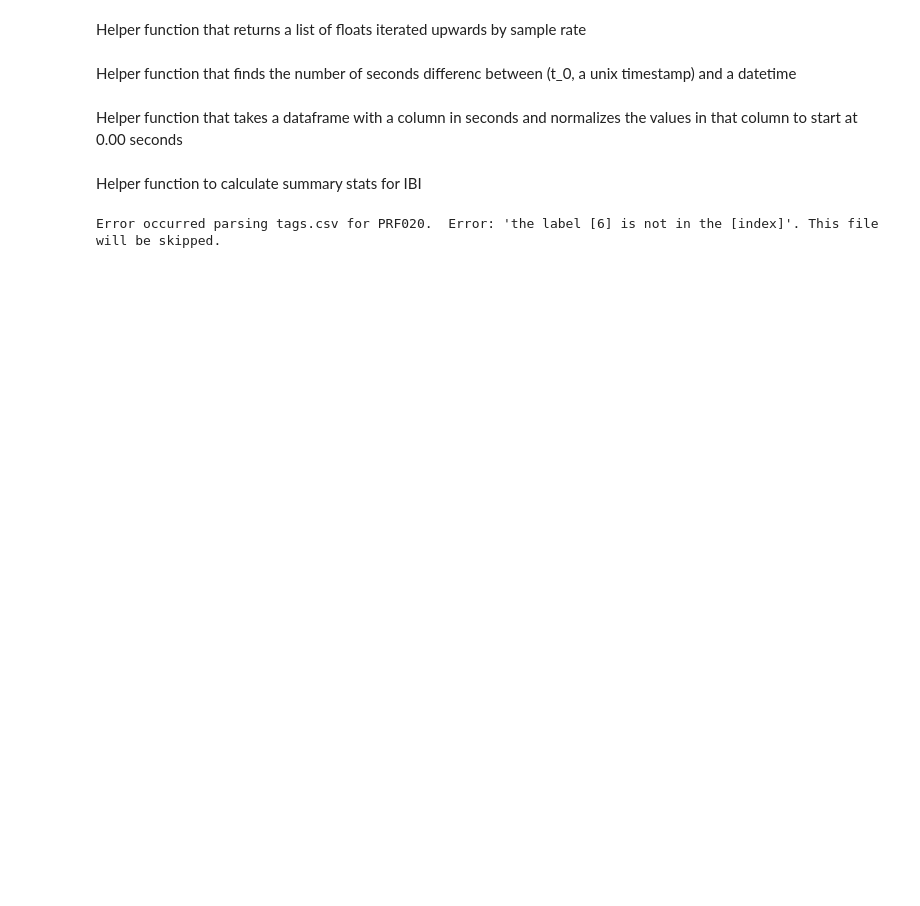
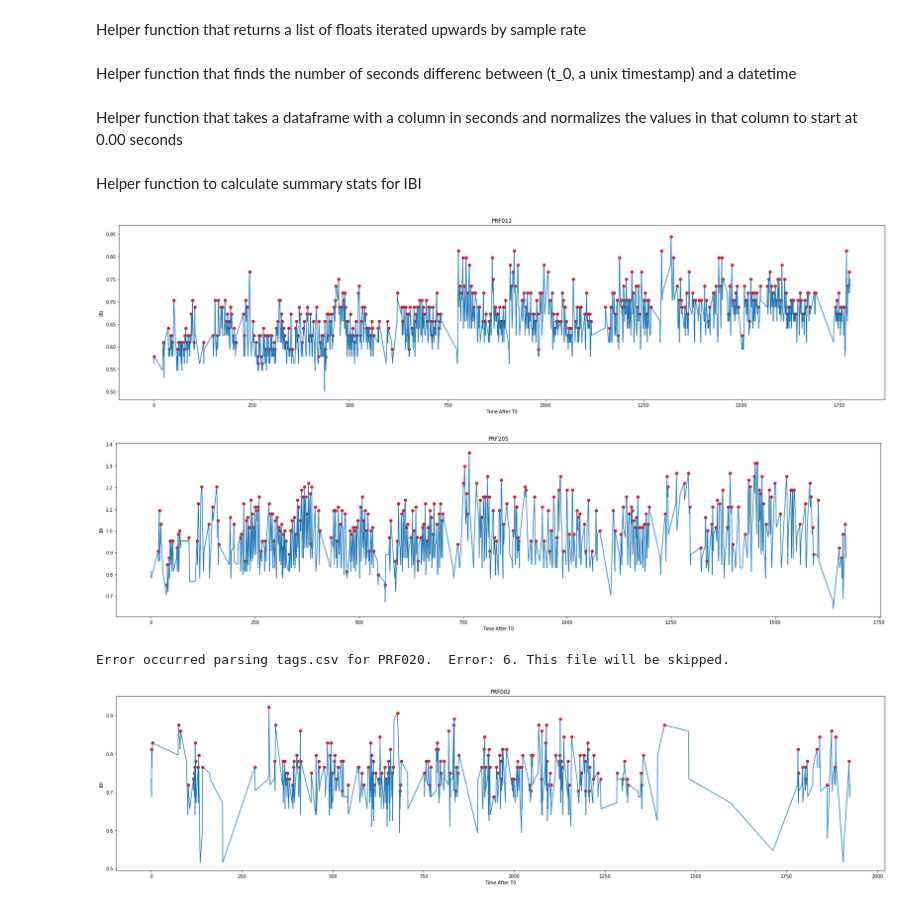
Before and after one commit to dcoh/EmpaticaE4Analysis, a Jupyter notebook: IBI_Output.ipynb, the cells around one changed output. Drawn from its saved outputs; the diff is of its cells as text; code cells hidden in the pictures; blank space fills up the shorter version.

```diff
--- a/IBI_Output.ipynb
+++ b/IBI_Output.ipynb
@@ -48,8 +55,9 @@ def ibi_sum_stats(data_col, part_id):
     nn_50 = np.sum(np.abs(np.diff(data_col)) > 0.05)*1
     rmssd = np.sqrt(np.mean(np.square(np.diff(data_col))))
     sdnn = np.std(data_col)
-    stats = {part_id: [nn_50, rmssd, sdnn]}
-    names = ['NN50', 'RMSSD', 'SDNN']
+    pnn_50 = 100 * nn_50 / len(data_col)
+    stats = {part_id: [nn_50, rmssd, sdnn, pnn_50]}
+    names = ['NN50', 'RMSSD', 'SDNN', 'pNN50']
     df = pd.DataFrame(stats)
     df['stats'] = names
     df = df.set_index('stats')
@@ -101,41 +109,49 @@ for folder in all_folders:
     df_1_2 = ibi_df[(ibi_df['Time_After_T0'] >= end_s1) & (ibi_df['Time_After_T0'] < begin_s2)]
     df_2_3 = ibi_df[(ibi_df['Time_After_T0'] >= end_s2) & (ibi_df['Time_After_T0'] < begin_s3)]
     df_3_end = ibi_df[(ibi_df['Time_After_T0'] >= end_s3)]
 
     #Normalize each frame's timestamp down to 0.00 seconds once we know where the timing cutoffs for each frame are
     #See lines above
     norm_1_2 = df_1_2.iloc[0][1]
     cp_1_2 = normalize_df(df_1_2, 'Time_After_T0')
     stat_1_2 = ibi_sum_stats(cp_1_2[part_id], part_id)
     cp_1_2 = cp_1_2.transpose()
     st_1_2.append(stat_1_2)
 
     norm_2_3 = df_2_3.iloc[0][1]
     cp_2_3 = normalize_df(df_2_3, 'Time_After_T0')
     stat_2_3 = ibi_sum_stats(cp_2_3[part_id], part_id)
     st_2_3.append(stat_2_3)
     cp_2_3 = cp_2_3.transpose()
 
     norm_3_end = df_3_end.iloc[0][1]
     cp_3_end  = normalize_df(df_3_end, 'Time_After_T0')
     stat_3_end = ibi_sum_stats(cp_3_end[part_id], part_id)
     st_3_end.append(stat_3_end)
     cp_3_end = cp_3_end.transpose()
 
     ibi_1_2.append(cp_1_2)
     ibi_2_3.append(cp_2_3)
     ibi_3_end.append(cp_3_end)
     ibi_list.append(ibi_df.transpose())
 
-    #plt.figure(figsize=(30, 7))
-    #plt.plot(ibi_df['Time_After_T0'], ibi_df[part_id] )
-    #plt.title("PRF{}".format(part_id))
-    #plt.ylabel('IBI')
-    #plt.xlabel('Time After T0')
-    #plt.savefig(output_path+"/IBI{}.pdf".format(part_id))
-    #plt.show()
+    plt.figure(figsize=(30, 7))
+    peaks, features = find_peaks(ibi_df[part_id], height=(0.01, None))
+    peak_list = peaks.tolist()
+    #print(features['peak_heights'])
+    #plt.plot(peaks, ibi_df[peaks])
+    plt.scatter(ibi_df.iloc[peak_list]['Time_After_T0'], ibi_df.iloc[peak_list][part_id], c='r')
+    plt.plot(ibi_df['Time_After_T0'], ibi_df[part_id] )
+    plt.title("PRF{}".format(part_id))
+    plt.ylabel('IBI')
+    plt.xlabel('Time After T0')
+    plt.savefig(output_path+"/IBI{}_0.01_Peak_Height.pdf".format(part_id))
+    plt.show()
 # %% [output]
+[figure, added]
+[figure, added]
-Error occurred parsing tags.csv for PRF020.  Error: 'the label [6] is not in the [index]'. This file will be skipped.
+Error occurred parsing tags.csv for PRF020.  Error: 6. This file will be skipped.
+[figure, added]
 # %%
 df_1_2 = pd.concat(ibi_1_2)
 stats_1_2 = pd.concat(st_1_2, axis=1)
```
Also changed, not shown: parts of 2 cells of this notebook, 2 other files.
